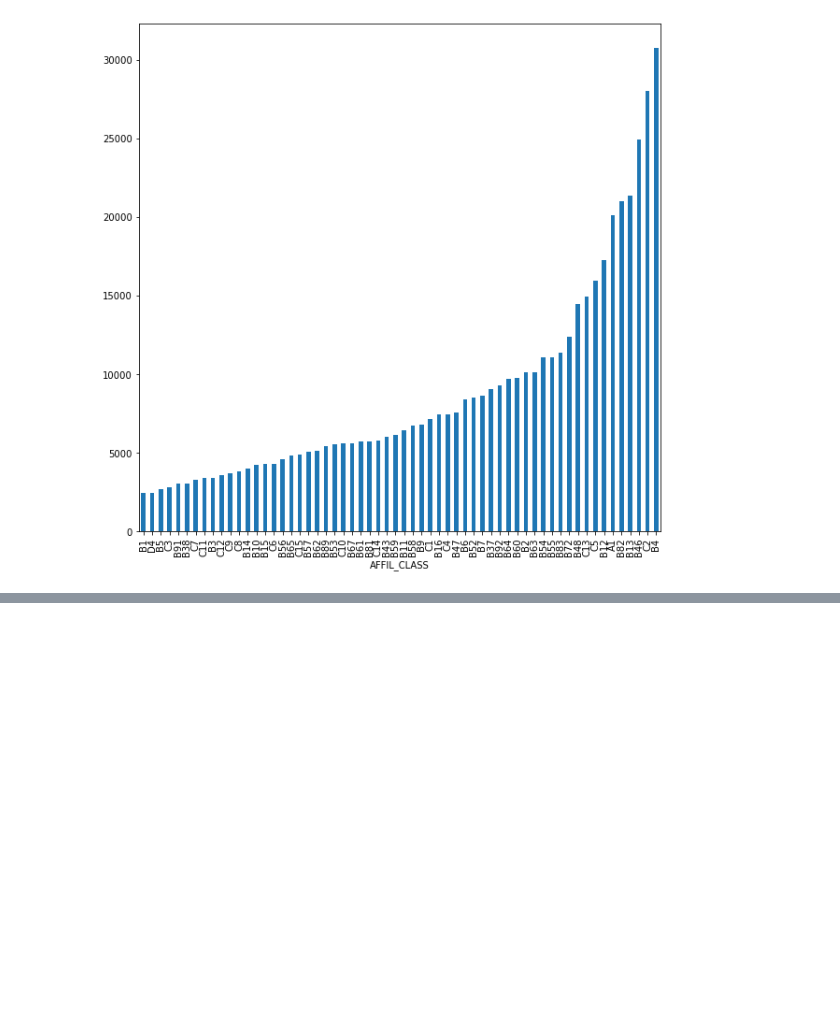
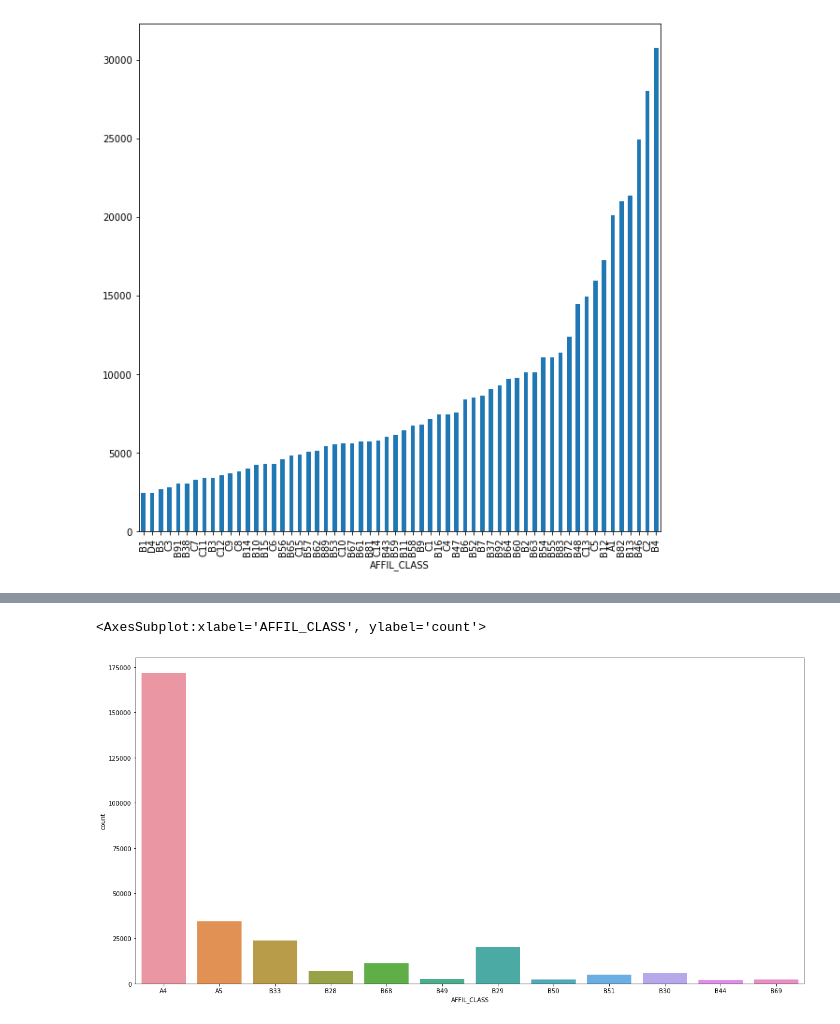
Before and after one commit to zoqls15/python, a Jupyter notebook: lmember.ipynb, the cells around one changed output, grey strips where cells are left out. Saved outputs shown, nothing was run; the diff lists cells and outputs as text; code cells hidden in the pictures; blank space fills up the shorter version.

```diff
--- a/lmember.ipynb
+++ b/lmember.ipynb
@@ -204,0 +196,5 @@ Name: 구매금액, Length: 635, dtype: int64
+# %%
+sns.countplot('AFFIL_CLASS', data = df_cloth , orient = 'h')
+# %% [output]
+<AxesSubplot:xlabel='AFFIL_CLASS', ylabel='count'>
+[figure, added]
```
Also changed, not shown: parts of 6 cells of this notebook.
